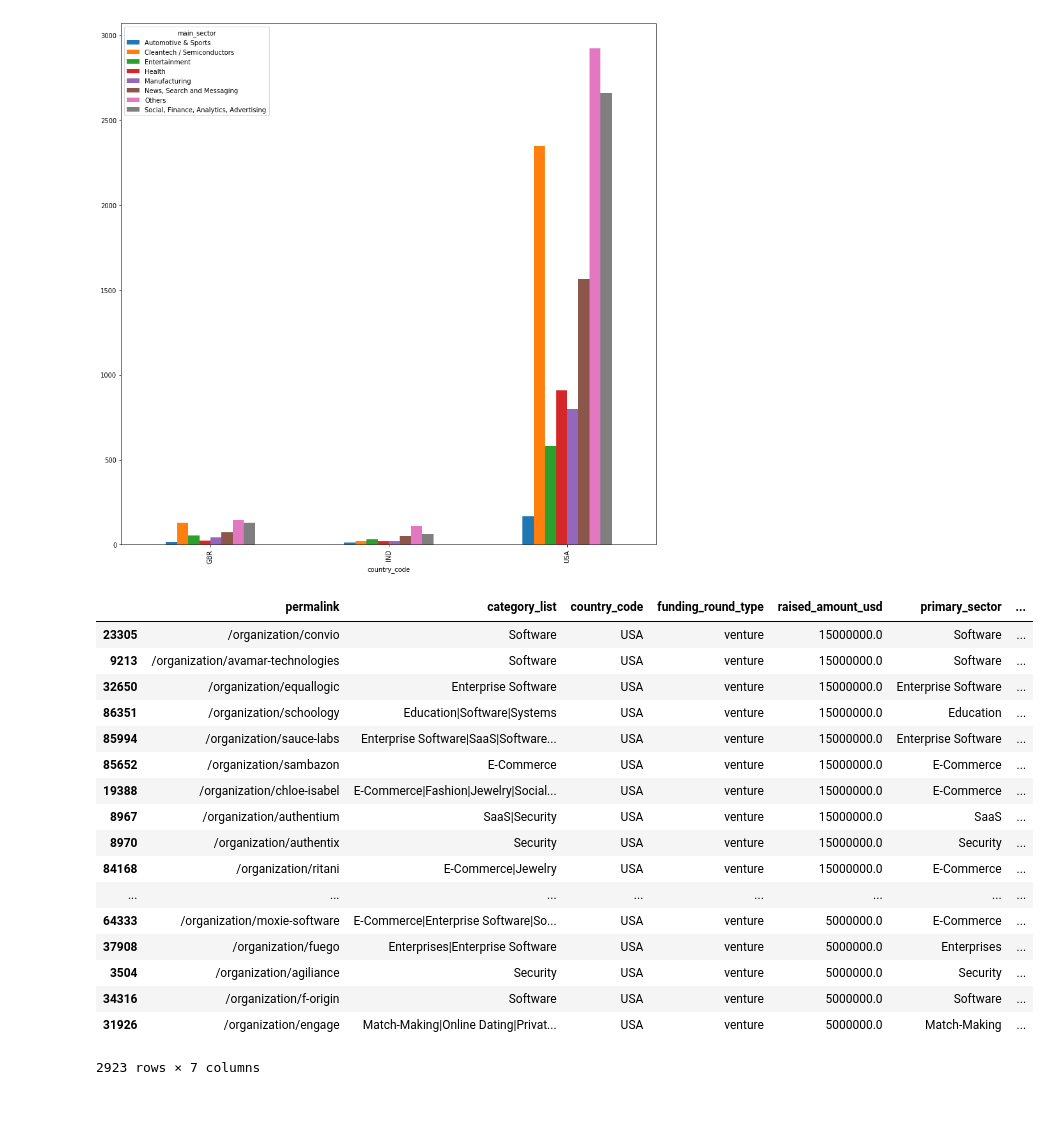
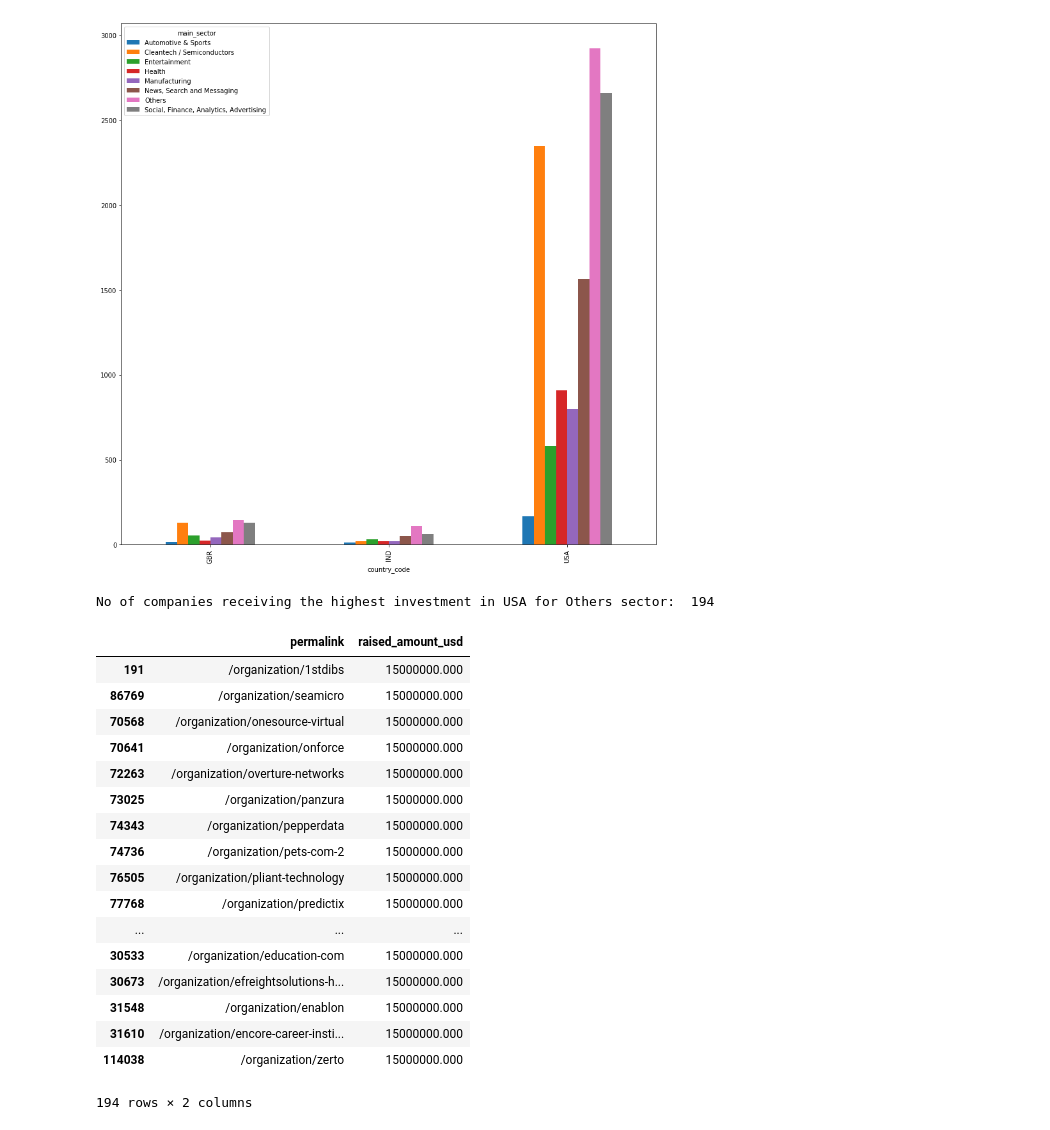
Before and after one commit to sameerg07/EDA_SparkFunds, a Jupyter notebook: EDA-SparkFunds_Assignment.ipynb, the cells around one changed output. Cells and saved outputs as stored; diff of their text form; code cells hidden in the pictures.

```diff
--- a/EDA-SparkFunds_Assignment.ipynb
+++ b/EDA-SparkFunds_Assignment.ipynb
@@ -11,6 +11,9 @@ import pandas as pd
 import numpy as np
 import seaborn as sns
 import matplotlib.pyplot as plt
+pd.set_option('display.float_format', lambda x: '%.3f' % x)
+import warnings
+warnings.filterwarnings("ignore")
 # import plotly.express as px
 # %%
 # load the datasets into two different dataframes
@@ -444,2 +466,5 @@ master_frame.groupby("main_sector")["main_sector"].count().plot.bar()
 # %% [markdown]
 ## Sector Analysis - 2
+# %%
+## lets reduce the master_frame to only USA GBR IND and raised fund is in between 5M and 15M
+master_frame = master_frame[(master_frame.country_code.isin(["USA","GBR","IND"])) & (master_frame.raised_amount_usd >= 5000000) & (master_frame.raised_amount_usd <= 15000000)]
@@ -446,5 +478,5 @@ master_frame.groupby("main_sector")["main_sector"].count().plot.bar()
 # %%
 ## Creating DataFrames per country falling within 5M and 15M brackets
-usa = master_frame[(master_frame.country_code == "USA") & (master_frame.raised_amount_usd >= 5000000) & (master_frame.raised_amount_usd <= 15000000)]
-gbr = master_frame[(master_frame.country_code == "GBR") & (master_frame.raised_amount_usd >= 5000000) & (master_frame.raised_amount_usd <= 15000000)]
-ind = master_frame[(master_frame.country_code == "IND") & (master_frame.raised_amount_usd >= 5000000) & (master_frame.raised_amount_usd <= 15000000)]
+usa = master_frame[(master_frame.country_code == "USA")]
+gbr = master_frame[(master_frame.country_code == "GBR")]
+ind = master_frame[(master_frame.country_code == "IND")]
@@ -633,26 +772,27 @@ pt4.plot(kind = "bar" , stacked=False,figsize=(15,15))
 [figure]
 # %%
 # We know that "Others" is the top sector in all the countries
-
-usa_new = usa[usa.main_sector == "Others"]
-usa_new.sort_values("raised_amount_usd",ascending = False)
+usa_new = usa[(usa.main_sector == "Others") & (usa.raised_amount_usd == usa.raised_amount_usd.max())]
+print("No of companies receiving the highest investment in USA for Others sector: ",usa_new.shape[0])
+usa_new.loc[:,["permalink","raised_amount_usd"]].sort_values("raised_amount_usd",ascending = False)
 # %% [output]
+No of companies receiving the highest investment in USA for Others sector:  194
-|  | permalink | category_list | country_code | funding_round_type | raised_amount_usd | primary_sector | ... |
-| 23305 | /organization/convio | Software | USA | venture | 15000000.0 | Software | ... |
-| 9213 | /organization/avamar-technologies | Software | USA | venture | 15000000.0 | Software | ... |
-| 32650 | /organization/equallogic | Enterprise Software | USA | venture | 15000000.0 | Enterprise Software | ... |
-| 86351 | /organization/schoology | Education|Software|Systems | USA | venture | 15000000.0 | Education | ... |
-| 85994 | /organization/sauce-labs | Enterprise Software|SaaS|Software... | USA | venture | 15000000.0 | Enterprise Software | ... |
-| 85652 | /organization/sambazon | E-Commerce | USA | venture | 15000000.0 | E-Commerce | ... |
-| 19388 | /organization/chloe-isabel | E-Commerce|Fashion|Jewelry|Social... | USA | venture | 15000000.0 | E-Commerce | ... |
-| 8967 | /organization/authentium | SaaS|Security | USA | venture | 15000000.0 | SaaS | ... |
-| 8970 | /organization/authentix | Security | USA | venture | 15000000.0 | Security | ... |
-| 84168 | /organization/ritani | E-Commerce|Jewelry | USA | venture | 15000000.0 | E-Commerce | ... |
-| ... | ... | ... | ... | ... | ... | ... | ... |
-| 64333 | /organization/moxie-software | E-Commerce|Enterprise Software|So... | USA | venture | 5000000.0 | E-Commerce | ... |
-| 37908 | /organization/fuego | Enterprises|Enterprise Software | USA | venture | 5000000.0 | Enterprises | ... |
-| 3504 | /organization/agiliance | Security | USA | venture | 5000000.0 | Security | ... |
-| 34316 | /organization/f-origin | Software | USA | venture | 5000000.0 | Software | ... |
-| 31926 | /organization/engage | Match-Making|Online Dating|Privat... | USA | venture | 5000000.0 | Match-Making | ... |
+|  | permalink | raised_amount_usd |
+| 191 | /organization/1stdibs | 15000000.000 |
+| 86769 | /organization/seamicro | 15000000.000 |
+| 70568 | /organization/onesource-virtual | 15000000.000 |
+| 70641 | /organization/onforce | 15000000.000 |
+| 72263 | /organization/overture-networks | 15000000.000 |
+| 73025 | /organization/panzura | 15000000.000 |
+| 74343 | /organization/pepperdata | 15000000.000 |
+| 74736 | /organization/pets-com-2 | 15000000.000 |
+| 76505 | /organization/pliant-technology | 15000000.000 |
+| 77768 | /organization/predictix | 15000000.000 |
+| ... | ... | ... |
+| 30533 | /organization/education-com | 15000000.000 |
+| 30673 | /organization/efreightsolutions-h... | 15000000.000 |
+| 31548 | /organization/enablon | 15000000.000 |
+| 31610 | /organization/encore-career-insti... | 15000000.000 |
+| 114038 | /organization/zerto | 15000000.000 |
-2923 rows × 7 columns
+194 rows × 2 columns
 # %%
```
Also changed, not shown: parts of 43 cells of this notebook.
